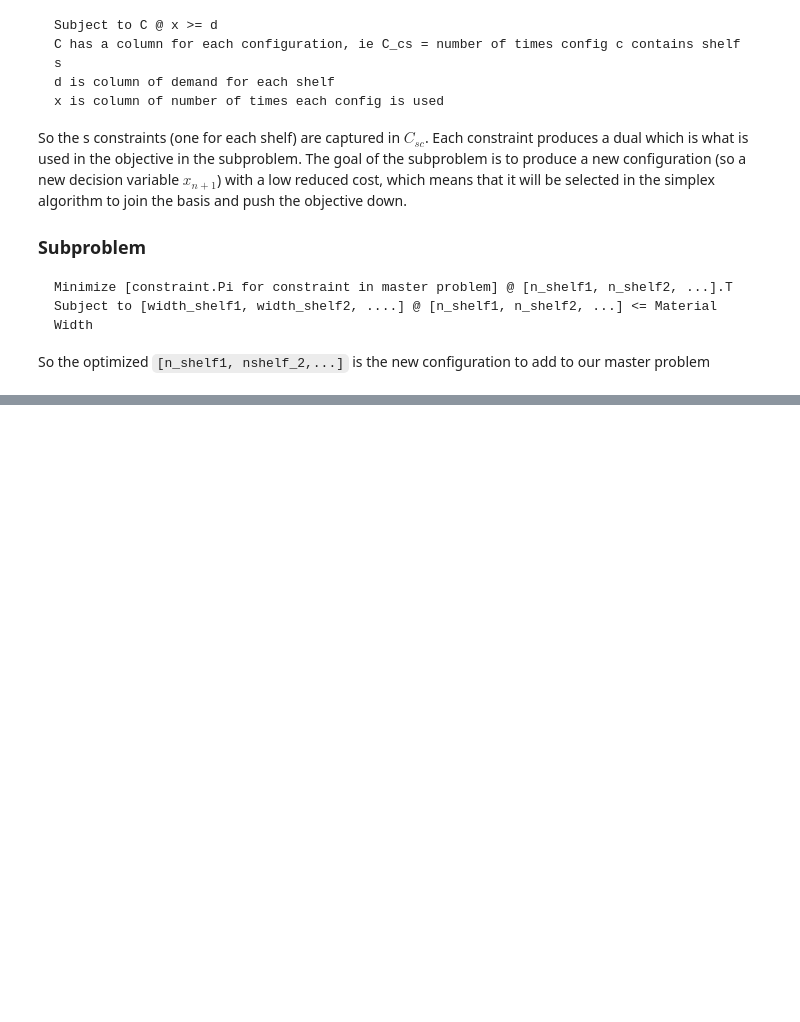
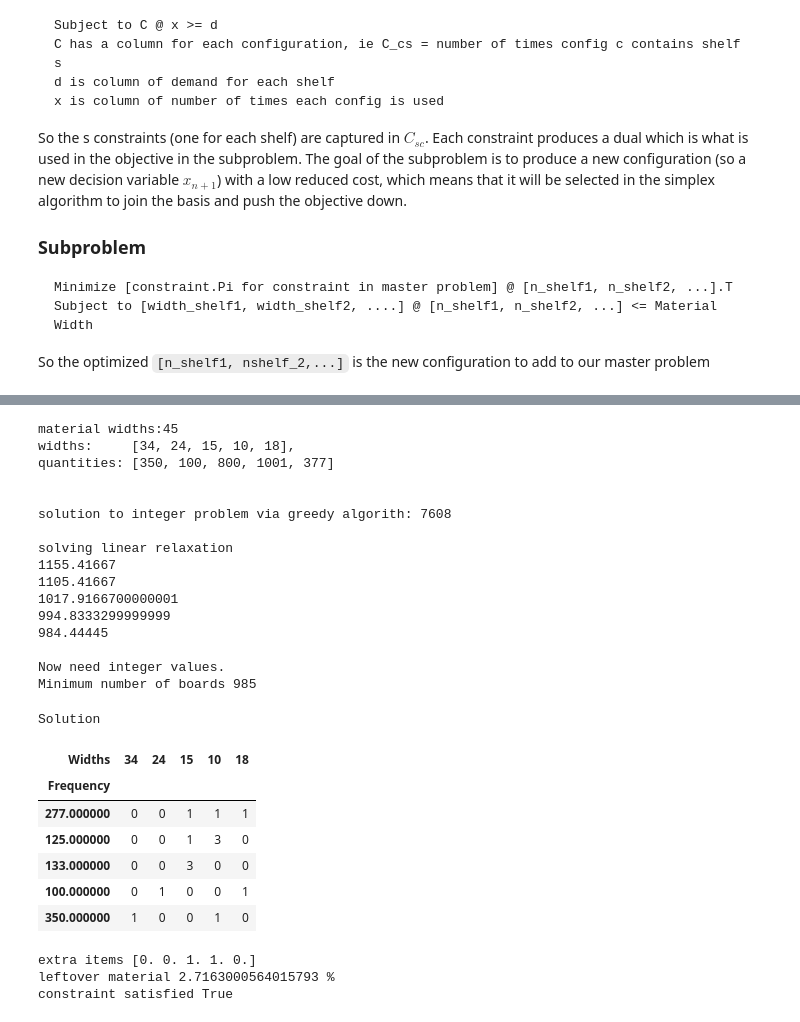
Before and after one commit to jhbeech/understanding-column-generation, a Jupyter notebook: Column Generation - Cutting Stock.ipynb, the cells around one changed output, grey strips where cells are left out. Saved outputs shown, nothing was run; the diff lists cells and outputs as text; code cells hidden in the pictures; blank space fills up the shorter version.

```diff
--- a/Column Generation - Cutting Stock.ipynb
+++ b/Column Generation - Cutting Stock.ipynb
@@ -196,0 +182,42 @@ NameError: name 'q' is not defined
+# %%
+## discrete optimization coursera
+## sol 47
+# B = 110
+# w = [20,45,50,55,75]
+# q = [48,35,24,10,8]
+
+## https://www.lindo.com/doc/online_help/lingo18_0/cutting_stock_the_details.htm
+## sol 985
+B = 45
+w = [34,24,15,10,18]
+q = [350,100,800,1001,377]
+obj, values, config_cols = full_problem(B,w,q)
+display_solution(obj,values,config_cols,B,w,q)
+# %% [output]
+material widths:45
+widths:     [34, 24, 15, 10, 18],
+quantities: [350, 100, 800, 1001, 377]
+
+
+solution to integer problem via greedy algorith: 7608
+
+solving linear relaxation
+1155.41667
+1105.41667
+1017.9166700000001
+994.8333299999999
+984.44445
+
+Now need integer values.
+Minimum number of boards 985
+Solution
+| Widths | 34 | 24 | 15 | 10 | 18 |
+| Frequency |  |  |  |  |  |
+| 277.000000 | 0 | 0 | 1 | 1 | 1 |
+| 125.000000 | 0 | 0 | 1 | 3 | 0 |
+| 133.000000 | 0 | 0 | 3 | 0 | 0 |
+| 100.000000 | 0 | 1 | 0 | 0 | 1 |
+| 350.000000 | 1 | 0 | 0 | 1 | 0 |
+extra items [0. 0. 1. 1. 0.]
+leftover material 2.7163000564015793 %
+constraint satisfied True
```
Also changed, not shown: parts of 1 cell of this notebook.
